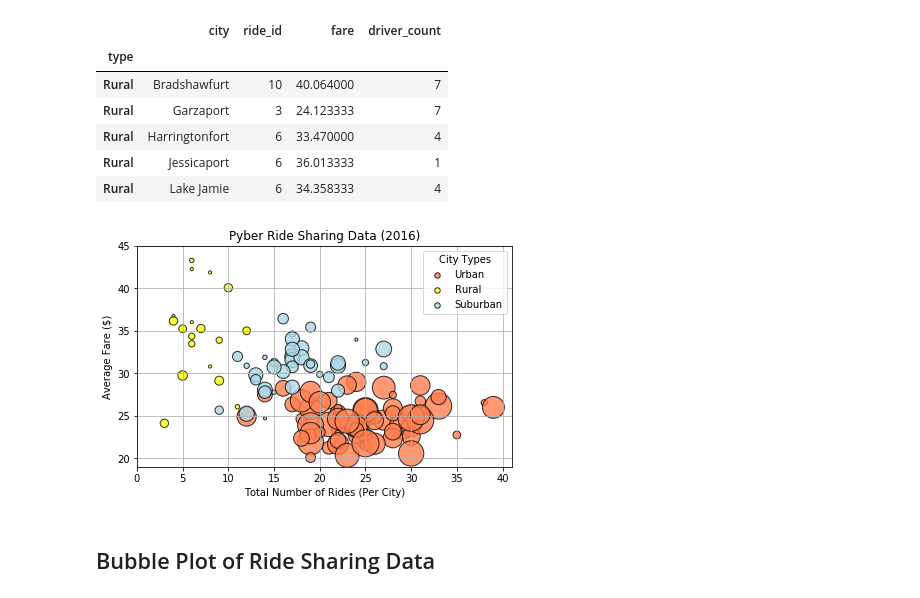
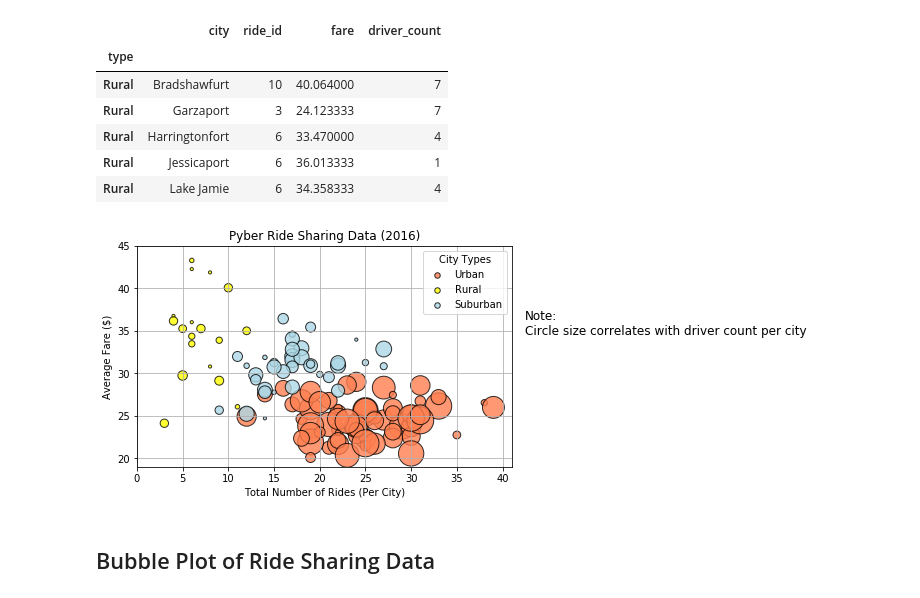
Before and after one commit to arinmuk/matplotlib_challenge_ARM, a Jupyter notebook: Pyber/pyber_starter.ipynb, the cells around one changed output. Drawn from its saved outputs; the diff is of its cells as text; code cells hidden in the pictures.

```diff
--- a/Pyber/pyber_starter.ipynb
+++ b/Pyber/pyber_starter.ipynb
@@ -75,36 +68,36 @@ y_rur_fare_df =[fare for fare in rural_fr["fare"]]
 sub_fr = summary_df.loc["Suburban",["city","ride_id","fare","driver_count"]]
 sub_fr.head()
 x_sub_axis=[ride for ride in sub_fr["ride_id"]]
 y_sub_fare_df =[fare for fare in sub_fr["fare"]]
 
 
 
 
 #plt.figure(figsize=(7,7))
 plt.xlim(0,41)
 plt.ylim(19,45)
 plt.title("Pyber Ride Sharing Data (2016)")
 plt.xlabel("Total Number of Rides (Per City)")
 plt.ylabel("Average Fare ($)")
 
 plt.scatter(x_urb_axis, y_urb_fare_df,marker="o", alpha=.8,linewidths=1, color="coral",s=10*urban_fr["driver_count"], edgecolors='black',label="Urban")
 plt.scatter(x_rur_axis, y_rur_fare_df,marker="o", alpha=.8,linewidths=1, color="yellow",s=10*rural_fr["driver_count"], edgecolors='black',label="Rural")
 plt.scatter(x_sub_axis, y_sub_df,marker="o", alpha=.8, linewidths=1,color="lightblue",s=10*sub_fr["driver_count"], edgecolors='black',label="Suburban")
 
 
 plt.grid()
 
-
+textstr= "Note:\nCircle size correlates with driver count per city"
 
 lgnd=plt.legend(loc='upper right',markerscale=.5,title="City Types")
 lgnd.legendHandles[0]._sizes = [30]
 lgnd.legendHandles[1]._sizes = [30]
 lgnd.legendHandles[2]._sizes = [30]
-
+plt.gcf().text(1.0, 0.6, textstr, fontsize=12)
 plt.tight_layout(True)
 plt.savefig("pyberridesharing.png")
 # %% [output]
-[figure, old version]
+[figure, new version]
 # %% [markdown]
 ## Bubble Plot of Ride Sharing Data
 # %%
```
Also changed, not shown: parts of 4 cells of this notebook.
